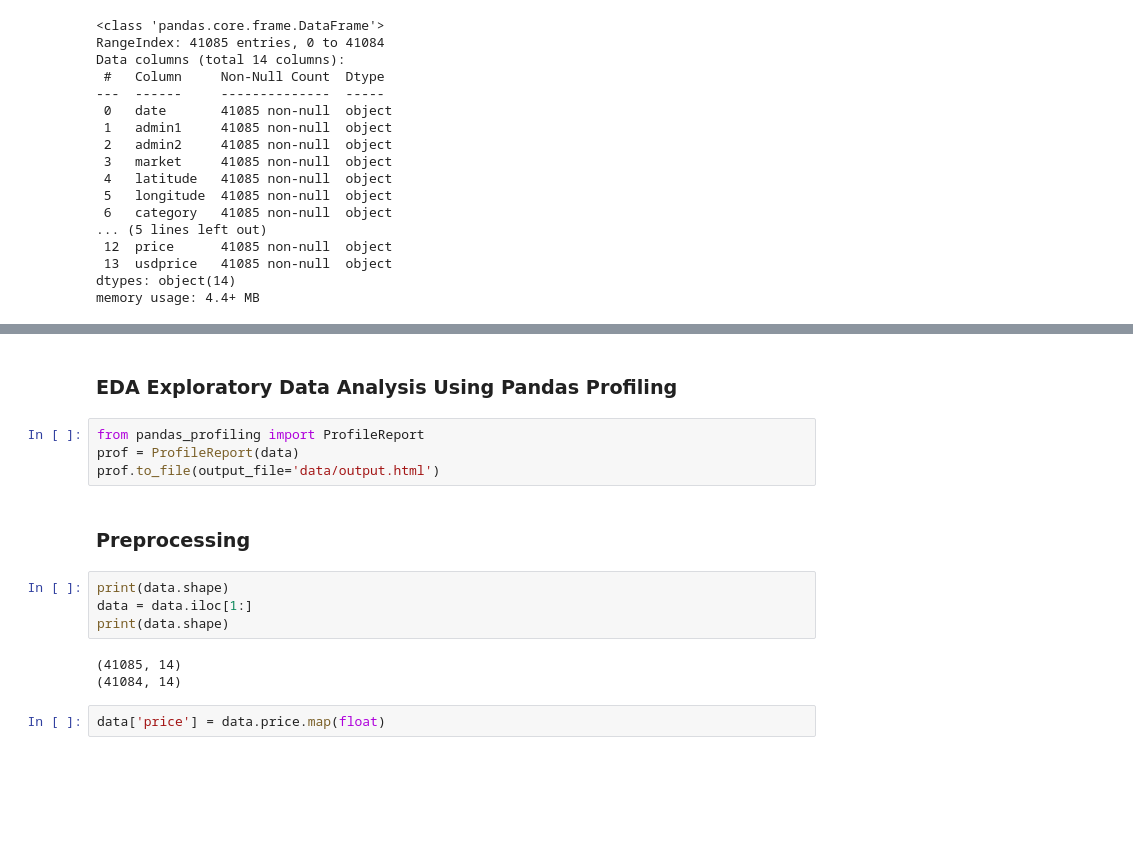
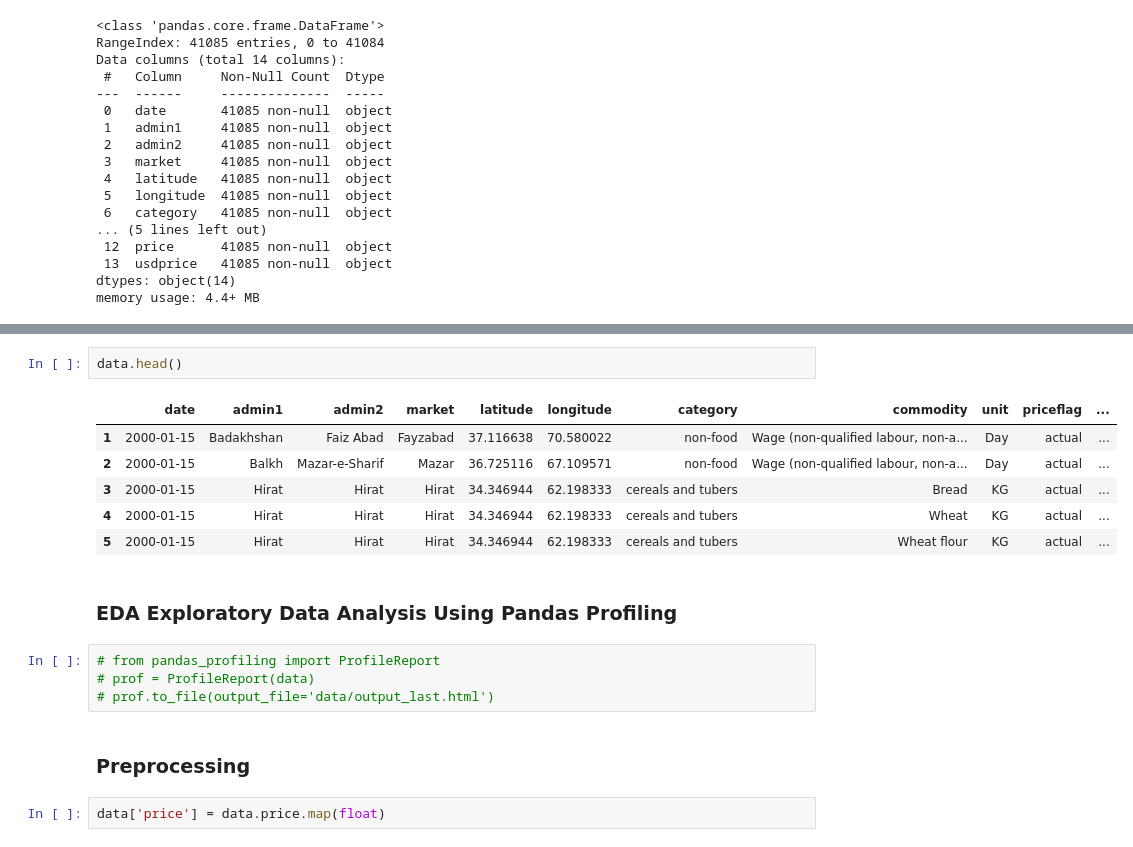
Before and after one commit to AliAkbarAhmadiDaryab/Introduction-to-Data-Science-with-Python, a Jupyter notebook: slides/week6/afg_food.ipynb, the cells around one changed output, grey strips where cells are left out. Saved outputs shown, nothing was run; the diff lists cells and outputs as text; blank space fills up the shorter version.

```diff
--- a/slides/week6/afg_food.ipynb
+++ b/slides/week6/afg_food.ipynb
@@ -37,18 +51,20 @@ memory usage: 4.4+ MB
+# %%
+data.head()
+# %% [output]
+|  | date | admin1 | admin2 | market | latitude | longitude | category | commodity | unit | priceflag | ... |
+| 1 | 2000-01-15 | Badakhshan | Faiz Abad | Fayzabad | 37.116638 | 70.580022 | non-food | Wage (non-qualified labour, non-a... | Day | actual | ... |
+| 2 | 2000-01-15 | Balkh | Mazar-e-Sharif | Mazar | 36.725116 | 67.109571 | non-food | Wage (non-qualified labour, non-a... | Day | actual | ... |
+| 3 | 2000-01-15 | Hirat | Hirat | Hirat | 34.346944 | 62.198333 | cereals and tubers | Bread | KG | actual | ... |
+| 4 | 2000-01-15 | Hirat | Hirat | Hirat | 34.346944 | 62.198333 | cereals and tubers | Wheat | KG | actual | ... |
+| 5 | 2000-01-15 | Hirat | Hirat | Hirat | 34.346944 | 62.198333 | cereals and tubers | Wheat flour | KG | actual | ... |
 # %% [markdown]
 ### EDA Exploratory Data Analysis Using Pandas Profiling
 # %%
-from pandas_profiling import ProfileReport
-prof = ProfileReport(data)
-prof.to_file(output_file='data/output.html')
+# from pandas_profiling import ProfileReport
+# prof = ProfileReport(data)
+# prof.to_file(output_file='data/output_last.html')
 # %% [markdown]
 ### Preprocessing
-# %%
-print(data.shape)
-data = data.iloc[1:]
-print(data.shape)
-# %% [output]
-(41085, 14)
-(41084, 14)
 # %%
 data['price'] = data.price.map(float)
 # %%
```
Also changed, not shown: parts of 9 cells of this notebook, 1 other file.
